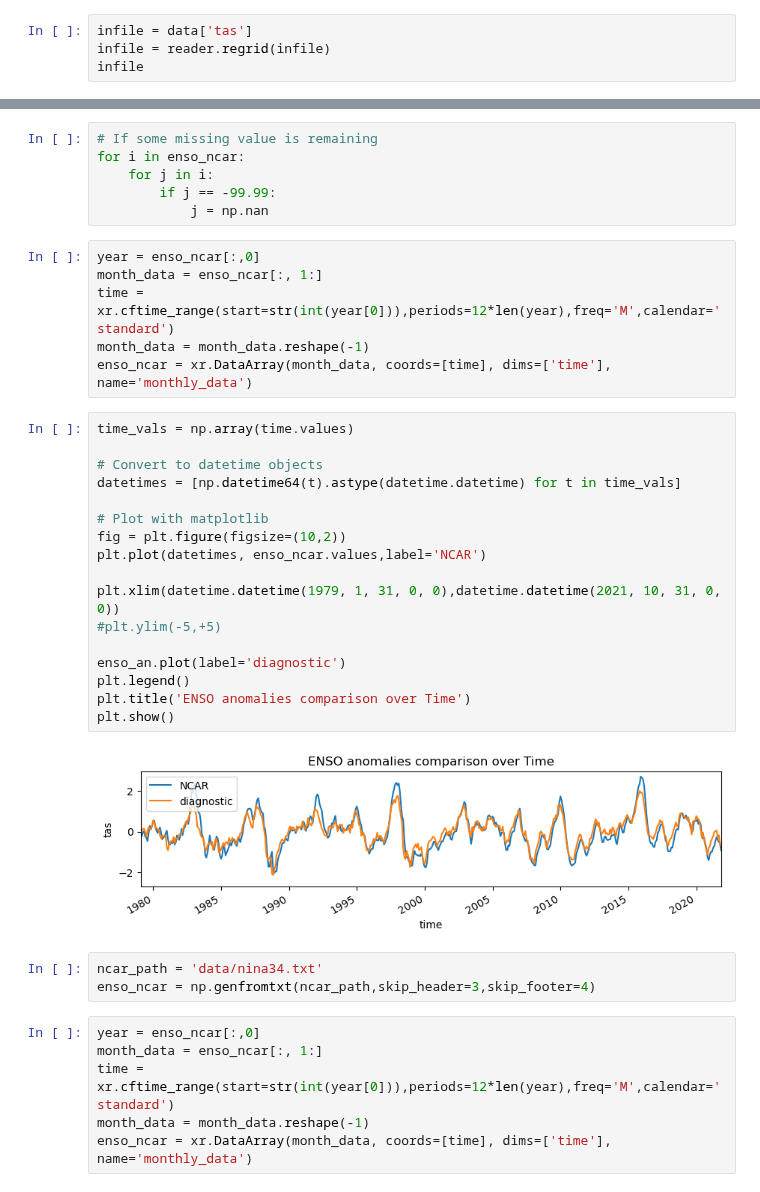
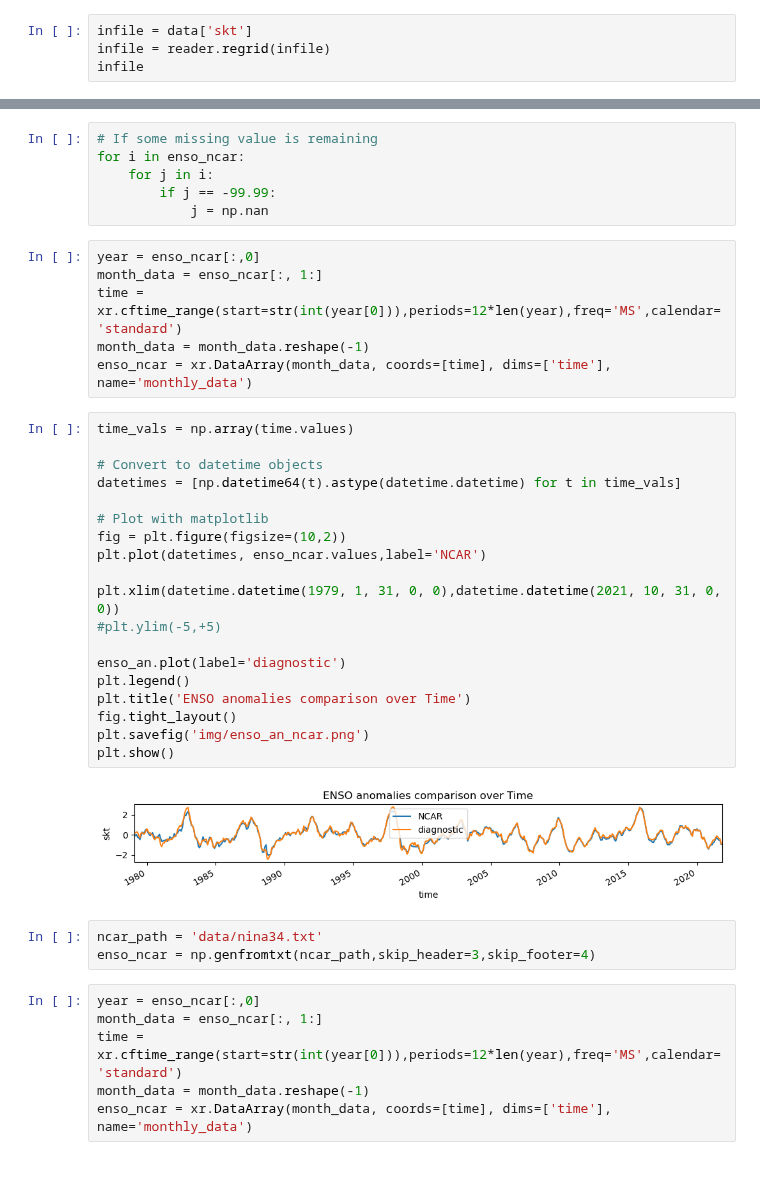
Before and after one commit to DestinE-Climate-DT/AQUA, a Jupyter notebook: diagnostics/teleconnections/ENSO_IFS.ipynb, the cells around one changed output, grey strips where cells are left out. Drawn from its saved outputs; the diff is of its cells as text.

Commit message:
NCAR vs lib ENSO comparison working

```diff
--- a/diagnostics/teleconnections/ENSO_IFS.ipynb
+++ b/diagnostics/teleconnections/ENSO_IFS.ipynb
@@ -62,7 +62,7 @@ Data variables: (12/15)
     GRIB_edition:            1
     intake_esm_dataset_key:  128.0.avgua.surface.monthly
 # %%
-infile = data['tas']
+infile = data['skt']
 infile = reader.regrid(infile)
 infile
 # %% [output]
@@ -153,35 +153,37 @@ for i in enso_ncar:
 # %%
 year = enso_ncar[:,0]
 month_data = enso_ncar[:, 1:]
-time = xr.cftime_range(start=str(int(year[0])),periods=12*len(year),freq='M',calendar='standard')
+time = xr.cftime_range(start=str(int(year[0])),periods=12*len(year),freq='MS',calendar='standard')
 month_data = month_data.reshape(-1)
 enso_ncar = xr.DataArray(month_data, coords=[time], dims=['time'], name='monthly_data')
 # %%
 time_vals = np.array(time.values)
 
 # Convert to datetime objects
 datetimes = [np.datetime64(t).astype(datetime.datetime) for t in time_vals]
 
 # Plot with matplotlib
 fig = plt.figure(figsize=(10,2))
 plt.plot(datetimes, enso_ncar.values,label='NCAR')
 
 plt.xlim(datetime.datetime(1979, 1, 31, 0, 0),datetime.datetime(2021, 10, 31, 0, 0))
 #plt.ylim(-5,+5)
 
 enso_an.plot(label='diagnostic')
 plt.legend()
 plt.title('ENSO anomalies comparison over Time')
+fig.tight_layout()
+plt.savefig('img/enso_an_ncar.png')
 plt.show()
 # %% [output]
-[figure, old version]
+[figure, new version]
 # %%
 ncar_path = 'data/nina34.txt'
 enso_ncar = np.genfromtxt(ncar_path,skip_header=3,skip_footer=4)
 # %%
 year = enso_ncar[:,0]
 month_data = enso_ncar[:, 1:]
-time = xr.cftime_range(start=str(int(year[0])),periods=12*len(year),freq='M',calendar='standard')
+time = xr.cftime_range(start=str(int(year[0])),periods=12*len(year),freq='MS',calendar='standard')
 month_data = month_data.reshape(-1)
 enso_ncar = xr.DataArray(month_data, coords=[time], dims=['time'], name='monthly_data')
 # %%
```
Also changed, not shown: parts of 7 cells of this notebook, 5 other files.
